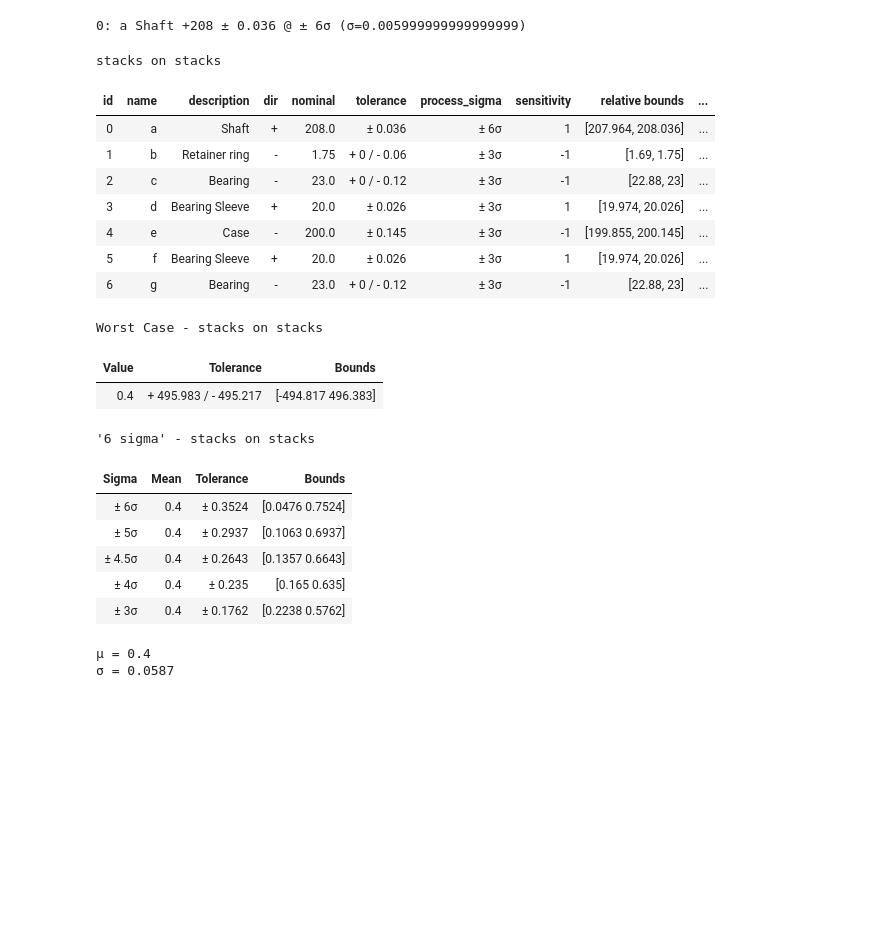
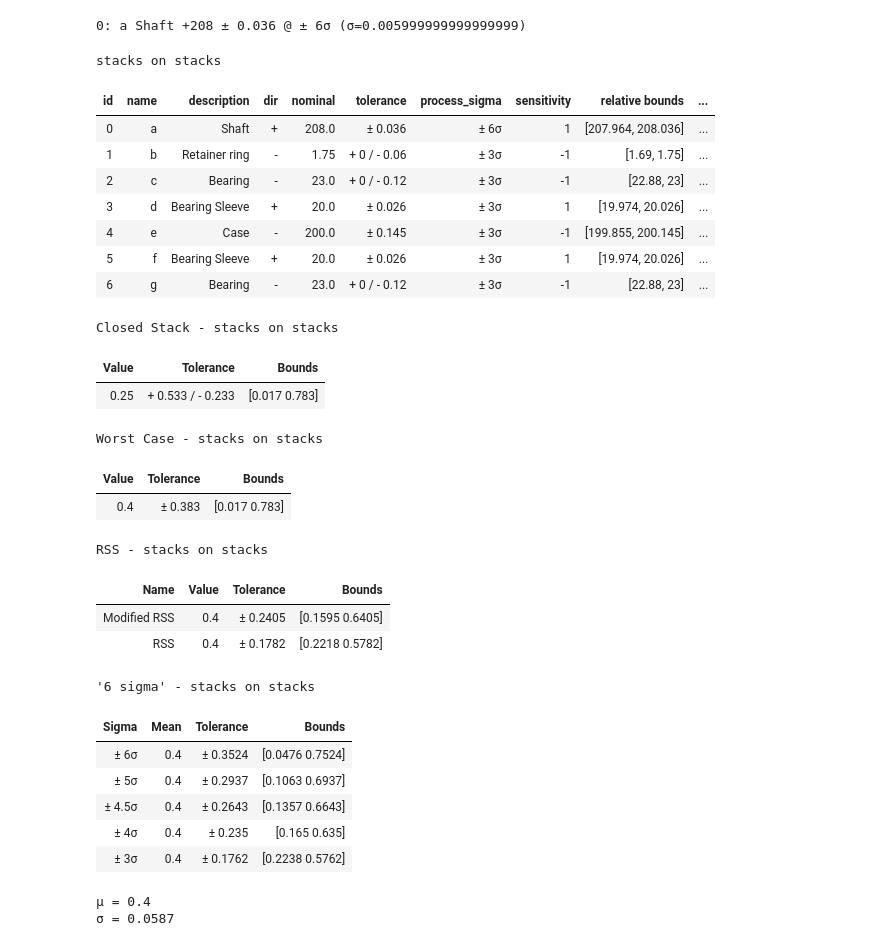
Before and after one commit to phcreery/dimstack, a Jupyter notebook: example.ipynb, the cells around one changed output. Drawn from its saved outputs; the diff is of its cells as text; code cells hidden in the pictures; blank space fills up the shorter version.

```diff
--- a/example.ipynb
+++ b/example.ipynb
@@ -43,47 +43,53 @@ m6 = dimstack.tolerance.Dimension(
     process_sigma=3,
     name="f",
     desc="Bearing Sleeve",
 )
 m7 = dimstack.tolerance.Dimension(
     nom=-23, tol=UnequalBilateral(0, 0.12), process_sigma=3, name="g", desc="Bearing"
 )
 items = [m1, m2, m3, m4, m5, m6, m7]
 
 stack = dimstack.tolerance.Stack(
     title="stacks on stacks", items=items
 )
 
-print(m1)
+dimstack.tolerance.display_mode("plot")
 
-dimstack.tolerance.display_mode("plot")
 stack.show()
+stack.Closed.show()
 stack.WC.show()
-# stack.results_WC()
-# stack.results_RSS_simple()
-stack.results_6sigma()
+stack.RSS.show()
+stack.SixSigma.show()
 
 stack.show_length_chart()
 # %% [output]
 0: a Shaft +208 ± 0.036 @ ± 6σ (σ=0.005999999999999999)
 stacks on stacks
 | id | name | description | dir | nominal | tolerance | process_sigma | sensitivity | relative bounds | ... |
 | 0 | a | Shaft | + | 208.0 | ± 0.036 | ± 6σ | 1 | [207.964, 208.036] | ... |
 | 1 | b | Retainer ring | - | 1.75 | + 0 / - 0.06 | ± 3σ | -1 | [1.69, 1.75] | ... |
 | 2 | c | Bearing | - | 23.0 | + 0 / - 0.12 | ± 3σ | -1 | [22.88, 23] | ... |
 | 3 | d | Bearing Sleeve | + | 20.0 | ± 0.026 | ± 3σ | 1 | [19.974, 20.026] | ... |
 | 4 | e | Case | - | 200.0 | ± 0.145 | ± 3σ | -1 | [199.855, 200.145] | ... |
 | 5 | f | Bearing Sleeve | + | 20.0 | ± 0.026 | ± 3σ | 1 | [19.974, 20.026] | ... |
 | 6 | g | Bearing | - | 23.0 | + 0 / - 0.12 | ± 3σ | -1 | [22.88, 23] | ... |
-Worst Case - stacks on stacks
+Closed Stack - stacks on stacks
 | Value | Tolerance | Bounds |
-| 0.4 | + 495.983 / - 495.217 | [-494.817 496.383] |
+| 0.25 | + 0.533 / - 0.233 | [0.017 0.783] |
-'6 sigma' - stacks on stacks
+Worst Case - stacks on stacks
-| Sigma | Mean | Tolerance | Bounds |
-| ± 6σ | 0.4 | ± 0.3524 | [0.0476 0.7524] |
-| ± 5σ | 0.4 | ± 0.2937 | [0.1063 0.6937] |
-| ± 4.5σ | 0.4 | ± 0.2643 | [0.1357 0.6643] |
-| ± 4σ | 0.4 | ± 0.235 | [0.165 0.635] |
-| ± 3σ | 0.4 | ± 0.1762 | [0.2238 0.5762] |
+| Value | Tolerance | Bounds |
+| 0.4 | ± 0.383 | [0.017 0.783] |
-μ = 0.4
-σ = 0.0587
+RSS - stacks on stacks
+| Name | Value | Tolerance | Bounds |
+| Modified RSS | 0.4 | ± 0.2405 | [0.1595 0.6405] |
+| RSS | 0.4 | ± 0.1782 | [0.2218 0.5782] |
+'6 sigma' - stacks on stacks
+| Sigma | Mean | Tolerance | Bounds |
+| ± 6σ | 0.4 | ± 0.3524 | [0.0476 0.7524] |
+| ± 5σ | 0.4 | ± 0.2937 | [0.1063 0.6937] |
+| ± 4.5σ | 0.4 | ± 0.2643 | [0.1357 0.6643] |
+| ± 4σ | 0.4 | ± 0.235 | [0.165 0.635] |
+| ± 3σ | 0.4 | ± 0.1762 | [0.2238 0.5762] |
+μ = 0.4
+σ = 0.0587
 [figure]
```
Also changed, not shown: 2 other files.
